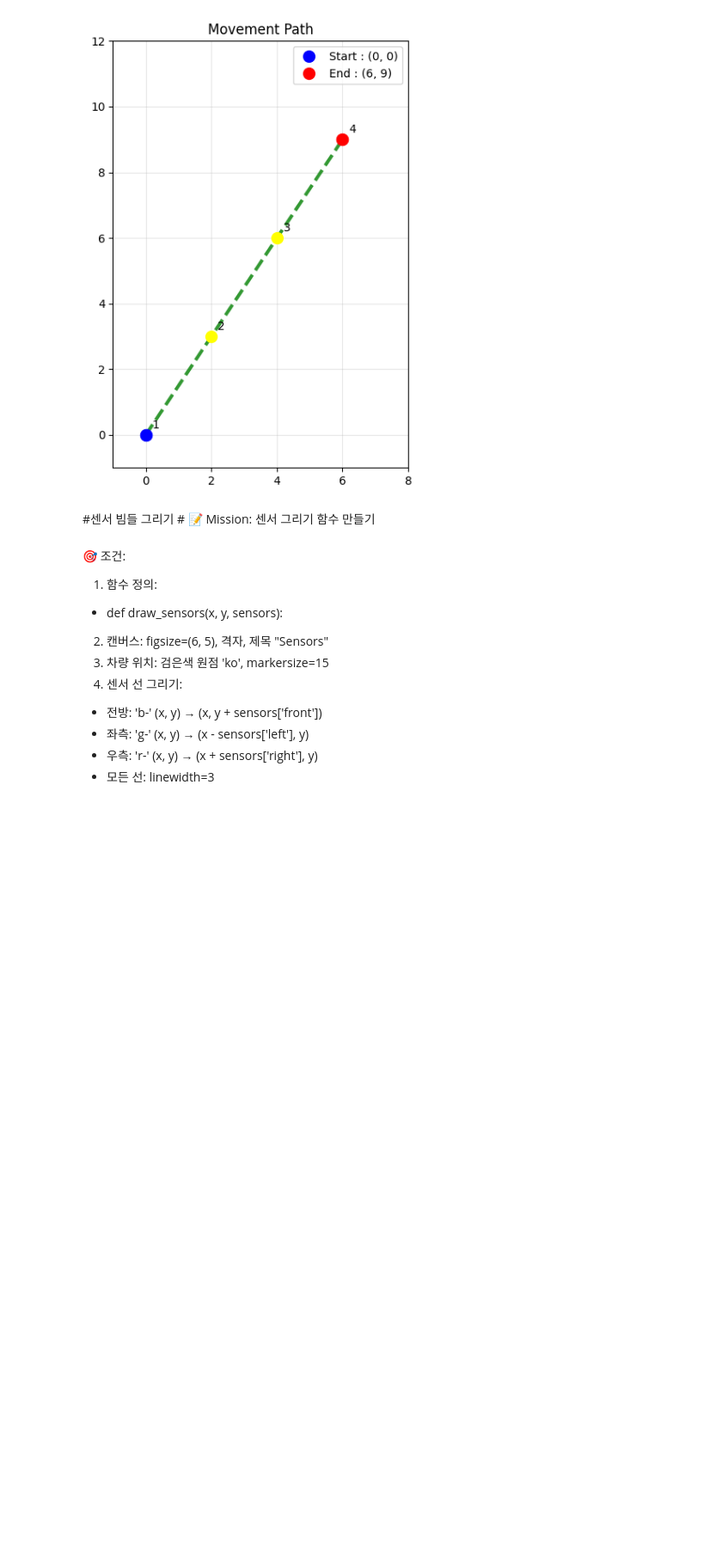
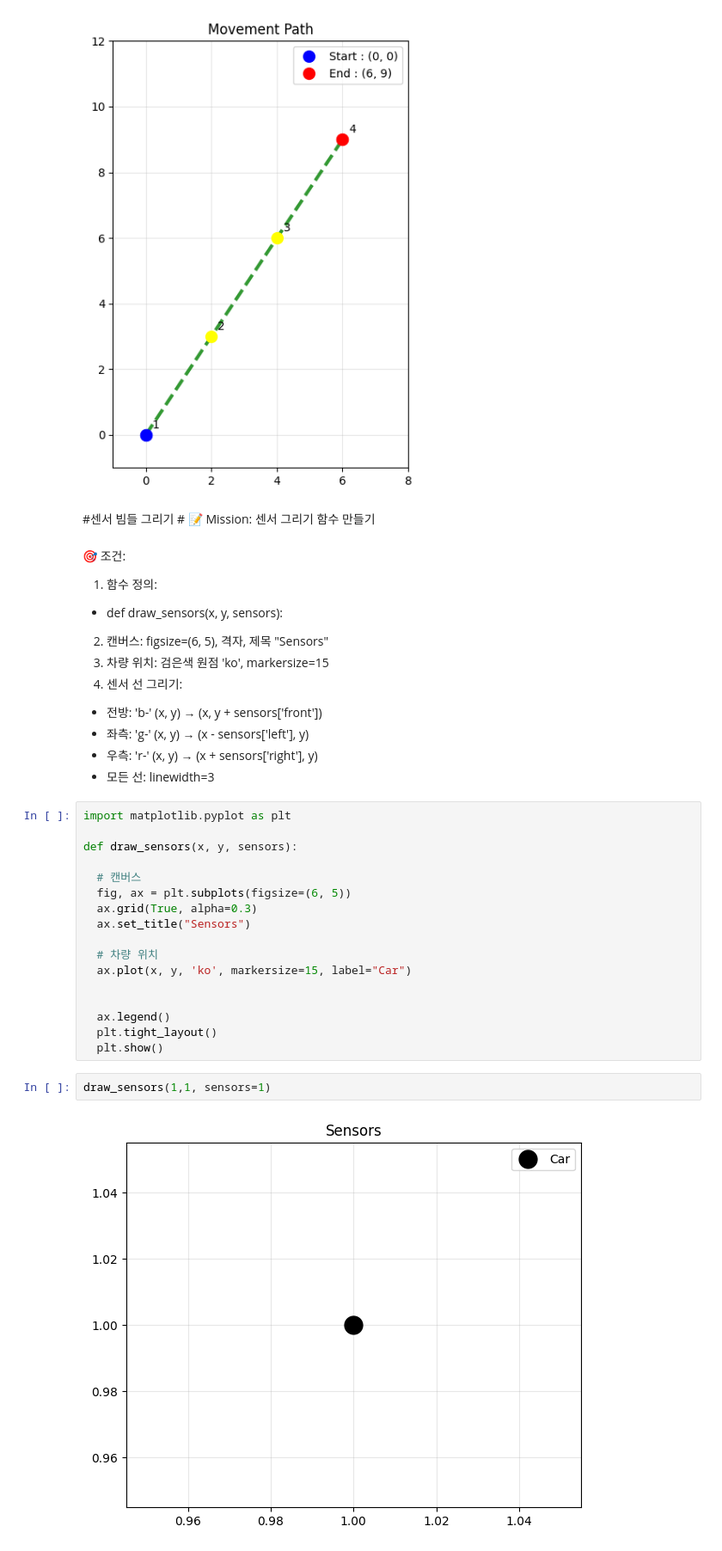
Before and after one commit to jiho01/Self-driving_AI, a Jupyter notebook: 0704_Python_Mission.ipynb, the cells around one changed output. Shown: that part at 86% size. Cells and saved outputs as stored; diff of their text form; blank space fills up the shorter version.

```diff
--- a/0704_Python_Mission.ipynb
+++ b/0704_Python_Mission.ipynb
@@ -268,3 +268,24 @@ draw_path(sample_path)
   - 좌측: 'g-' (x, y) → (x - sensors['left'], y)
   - 우측: 'r-' (x, y) → (x + sensors['right'], y)
   - 모든 선: linewidth=3
+# %%
+import matplotlib.pyplot as plt
+
+def draw_sensors(x, y, sensors):
+
+  # 캔버스
+  fig, ax = plt.subplots(figsize=(6, 5))
+  ax.grid(True, alpha=0.3)
+  ax.set_title("Sensors")
+
+  # 차량 위치
+  ax.plot(x, y, 'ko', markersize=15, label="Car")
+
+
+  ax.legend()
+  plt.tight_layout()
+  plt.show()
+# %%
+draw_sensors(1,1, sensors=1)
+# %% [output]
+[figure, added]
```
